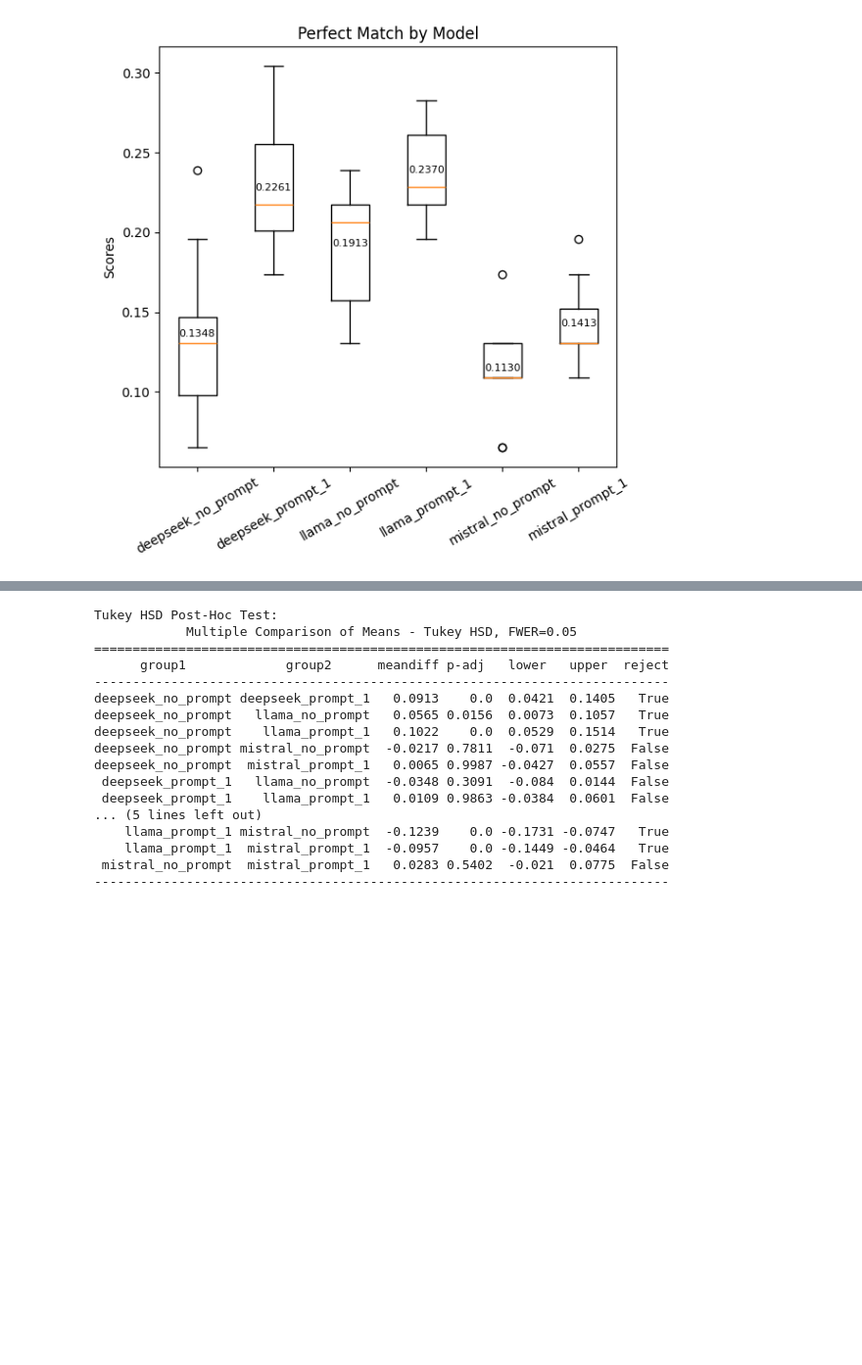
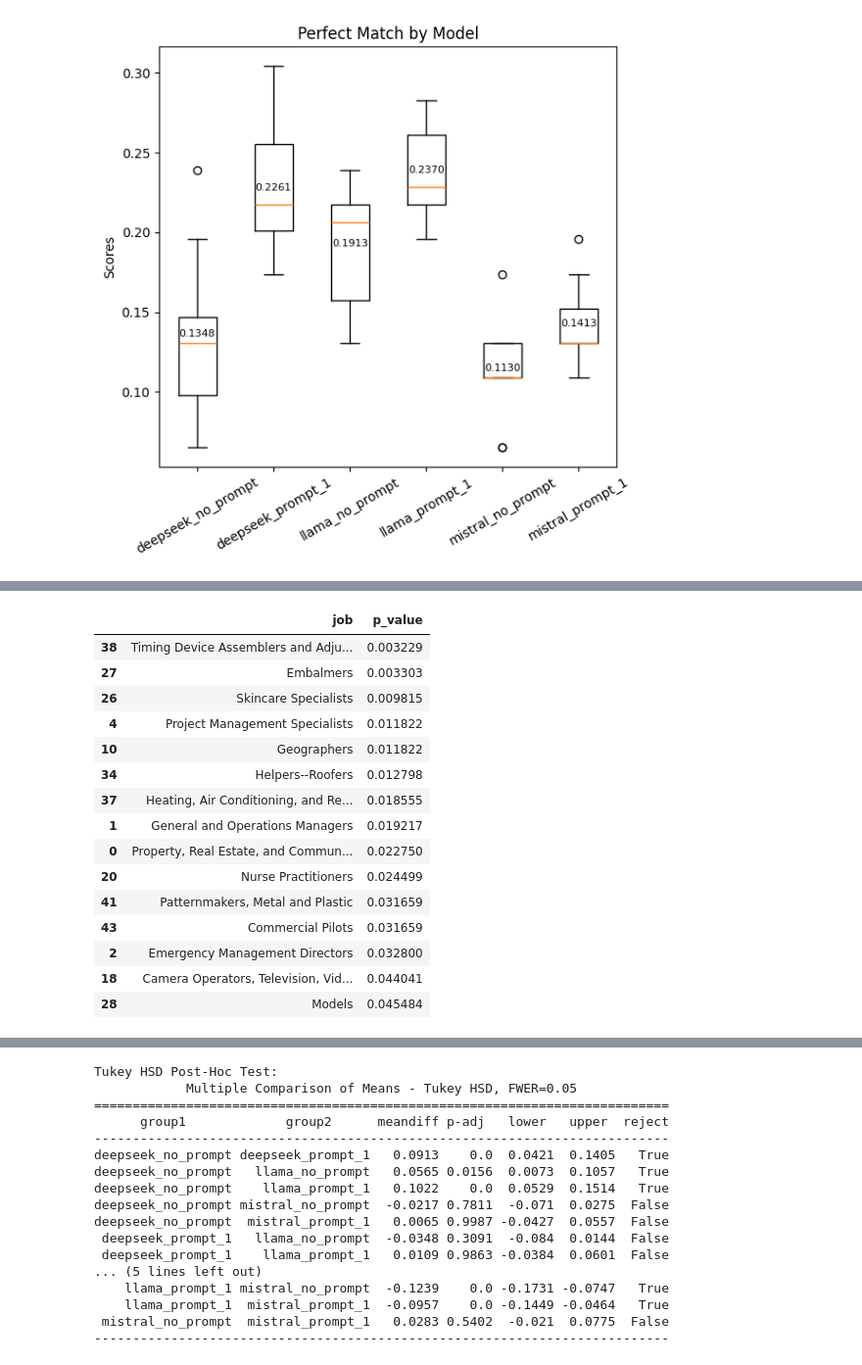
Before and after one commit to Segtanof/Teapot, a Jupyter notebook: 1_ job_match_analysis.ipynb, the cells around one changed output, grey strips where cells are left out. Shown at 98% size. Drawn from its saved outputs; the diff is of its cells as text; code cells hidden in the pictures; blank space fills up the shorter version.

```diff
--- a/1_ job_match_analysis.ipynb
+++ b/1_ job_match_analysis.ipynb
@@ -207,0 +242,6 @@ plt.show()
+# %%
+i = 4
+df1 = pd.read_json(os.path.join(folder_name, json_files[i]), lines=False).dropna()
+df2 = pd.read_json(os.path.join(folder_name, json_files[i+1]), lines=False).dropna()
+df1 = pd.merge(df1, jz, on="title", how="left")
+df2 = pd.merge(df2, jz, on="title", how="left")
@@ -207,0 +391,76 @@ plt.show()
+# %%
+# find which items are significant
+import numpy as np
+from scipy.stats import wilcoxon
+i = 0
+
+df1 = pd.read_json(os.path.join(folder_name, json_files[i]), lines=False).dropna()
+df2 = pd.read_json(os.path.join(folder_name, json_files[i+1]), lines=False).dropna()
+
+# Example data (replace with your actual data)
+control_data = np.array(df1.groupby('title')['related'].apply(np.array).reset_index()["related"].tolist()).T
+test_data = np.array(df2.groupby('title')['related'].apply(np.array).reset_index()["related"].tolist()).T
+
+# Mean scores per item
+control_item_means = np.mean(control_data, axis=0)
+test_item_means = np.mean(test_data, axis=0)
+item_differences = test_item_means - control_item_means
+
+# Wilcoxon test per job with error handling
+p_values = []
+differences = []
+for job_idx in range(test_data.shape[1]):
+    control_scores = control_data[:, job_idx]
+    test_scores = test_data[:, job_idx]
+    diff = test_scores - control_scores
+    differences.append(np.mean(diff))  # Store mean difference for ranking
+    if np.all(diff == 0):
+        p_values.append(1.0)  # No difference, p=1 (not significant)
+    else:
+        stat, p_value = wilcoxon(test_scores, control_scores, alternative='greater')
+        p_values.append(p_value)
+
+# Convert to arrays
+p_values = np.array(p_values)
+differences = np.array(differences)
+
+# Top jobs by improvement (significant and large differences)
+significant_mask = p_values < 0.05
+significant_jobs = np.where(significant_mask)[0]
+significant_diffs = differences[significant_mask]
+p_diffs = p_values[significant_mask]
+
+# Sort by difference
+top_jobs = significant_jobs[np.argsort(significant_diffs)[::-1]]
+top_jobs_p = significant_jobs[np.argsort(p_diffs)]
+
+# print("Top significant jobs (p < 0.05) by improvement:")
+# for idx in top_jobs[:]:  # Top 5
+#     print(f"Job: {df['title'][idx]}, Diff: {differences[idx]:.2f}, P-value: {p_values[idx]:.4f}")
+
+# print("Top significant jobs (p < 0.05) by p value:")
+# for idx in top_jobs_p[:]:  # Top 5
+#     print(f"Job: {df['title'][idx]}, Diff: {differences[idx]:.2f}, P-value: {p_values[idx]:.4f}")
+
+df_top = pd.DataFrame({
+    'job': df1['title'].iloc[top_jobs_p],
+    'p_value': p_values[top_jobs_p]
+})
+df_top
+# %% [output]
+|  | job | p_value |
+| 38 | Timing Device Assemblers and Adju... | 0.003229 |
+| 27 | Embalmers | 0.003303 |
+| 26 | Skincare Specialists | 0.009815 |
+| 4 | Project Management Specialists | 0.011822 |
+| 10 | Geographers | 0.011822 |
+| 34 | Helpers--Roofers | 0.012798 |
+| 37 | Heating, Air Conditioning, and Re... | 0.018555 |
+| 1 | General and Operations Managers | 0.019217 |
+| 0 | Property, Real Estate, and Commun... | 0.022750 |
+| 20 | Nurse Practitioners | 0.024499 |
+| 41 | Patternmakers, Metal and Plastic | 0.031659 |
+| 43 | Commercial Pilots | 0.031659 |
+| 2 | Emergency Management Directors | 0.032800 |
+| 18 | Camera Operators, Television, Vid... | 0.044041 |
+| 28 | Models | 0.045484 |
```
Also changed, not shown: parts of 26 cells of this notebook, 2 other files.
